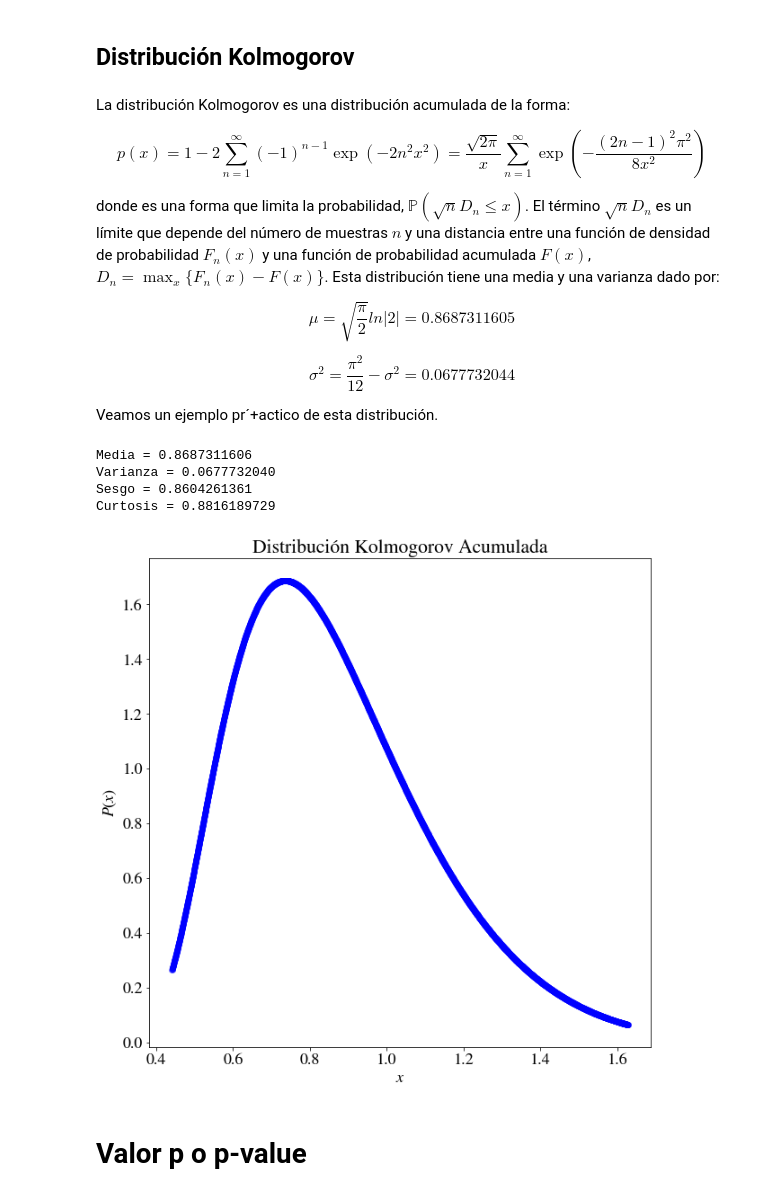
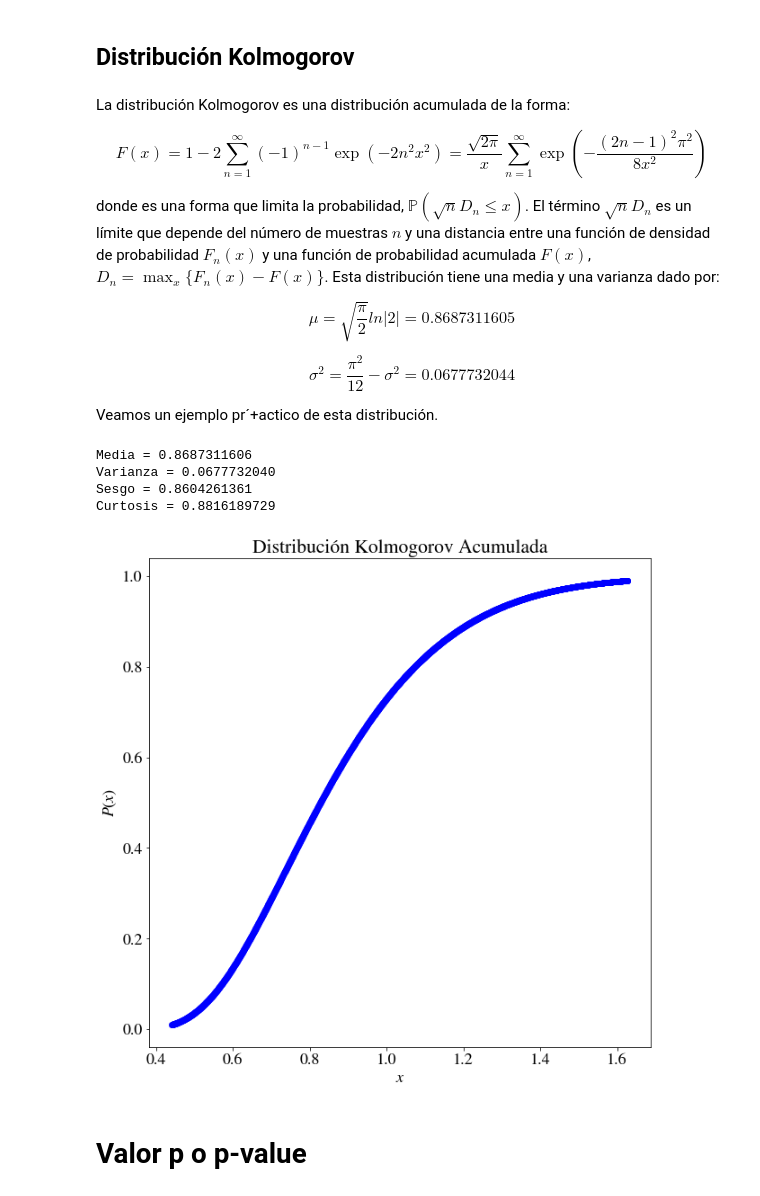
Before and after one commit to UDEA-Esp-Analitica-y-Ciencia-de-Datos/EACD-02-ESTADISTICA, a Jupyter notebook: 03_INTERVALOS_DE_CONFIANZA_Y_TEST_DIFERENCIACION_DE_MEDIAS.ipynb, the cells around one changed output. Saved outputs shown, nothing was run; the diff lists cells and outputs as text; code cells hidden in the pictures.

```diff
--- a/03_INTERVALOS_DE_CONFIANZA_Y_TEST_DIFERENCIACION_DE_MEDIAS.ipynb
+++ b/03_INTERVALOS_DE_CONFIANZA_Y_TEST_DIFERENCIACION_DE_MEDIAS.ipynb
@@ -296,7 +296,7 @@ Curtosis_1 = inf; Curtosis_2 = 1.00; Curtosis_3 = 0.38; Curtosis_4 = 0.19
 # %% [markdown]
 La distribución Kolmogorov es una distribución acumulada de la forma:
 
-$$p(x) = 1 - 2\sum_{n=1}^\infty (-1)^{n-1}\exp(-2n^2x^2) = \frac{\sqrt{2\pi}}{x}\sum_{n=1}^\infty \exp\left( -\frac{(2n-1)^2\pi^2}{8x^2} \right)$$
+$$F(x) = 1 - 2\sum_{n=1}^\infty (-1)^{n-1}\exp(-2n^2x^2) = \frac{\sqrt{2\pi}}{x}\sum_{n=1}^\infty \exp\left( -\frac{(2n-1)^2\pi^2}{8x^2} \right)$$
 
 donde es una forma que limita la probabilidad, $\mathbb{P}(\sqrt{n}D_n \leq x)$. El término $\sqrt{n}D_n$ es un límite que depende del número de muestras $n$ y una distancia entre una función de densidad de probabilidad $F_n(x)$ y una función de probabilidad acumulada $F(x)$, $D_n = \max_x\lbrace F_n(x) - F(x)\rbrace$. Esta distribución tiene una media y una varianza dado por:
 
@@ -308,33 +308,33 @@ Veamos un ejemplo pr´+actico de esta distribución.
 # %%
 from scipy.stats import kstwobign # Distribución Kolmogorov
 import numpy as np
 from matplotlib import pyplot
 import matplotlib
 
 matplotlib.rcParams.update({'font.size': 18, 'font.family': 'STIXGeneral', 'mathtext.fontset': 'stix'})
 
 media, varianza, sesgo, kurtosis = kstwobign.stats(moments='mvsk')
 
 print("Media = {:.10f}".format(media))
 print("Varianza = {:.10f}".format(varianza))
 print("Sesgo = {:.10f}".format(sesgo))
 print("Curtosis = {:.10f}".format(kurtosis))
 
 x = np.linspace(kstwobign.ppf(0.01), kstwobign.ppf(0.99), 4096)
-p = kstwobign.pdf(x)
+p = kstwobign.cdf(x)
 
 fig = pyplot.figure(figsize=(10,10))
 pyplot.plot(x, p,'-ob', lw = 4, alpha = 0.4)
 pyplot.xlabel('$x$') # Etiqueta del eje x
 pyplot.ylabel('$P(x)$') # Etiqueta del eje y
 pyplot.title('Distribución Kolmogorov Acumulada') # Titulo de la gráfica
 pyplot.show()
 # %% [output]
 Media = 0.8687311606
 Varianza = 0.0677732040
 Sesgo = 0.8604261361
 Curtosis = 0.8816189729
-[figure, old version]
+[figure, new version]
 # %% [markdown]
 # Valor p o p-value
 # %% [markdown]
```
Also changed, not shown: parts of 13 cells of this notebook.
